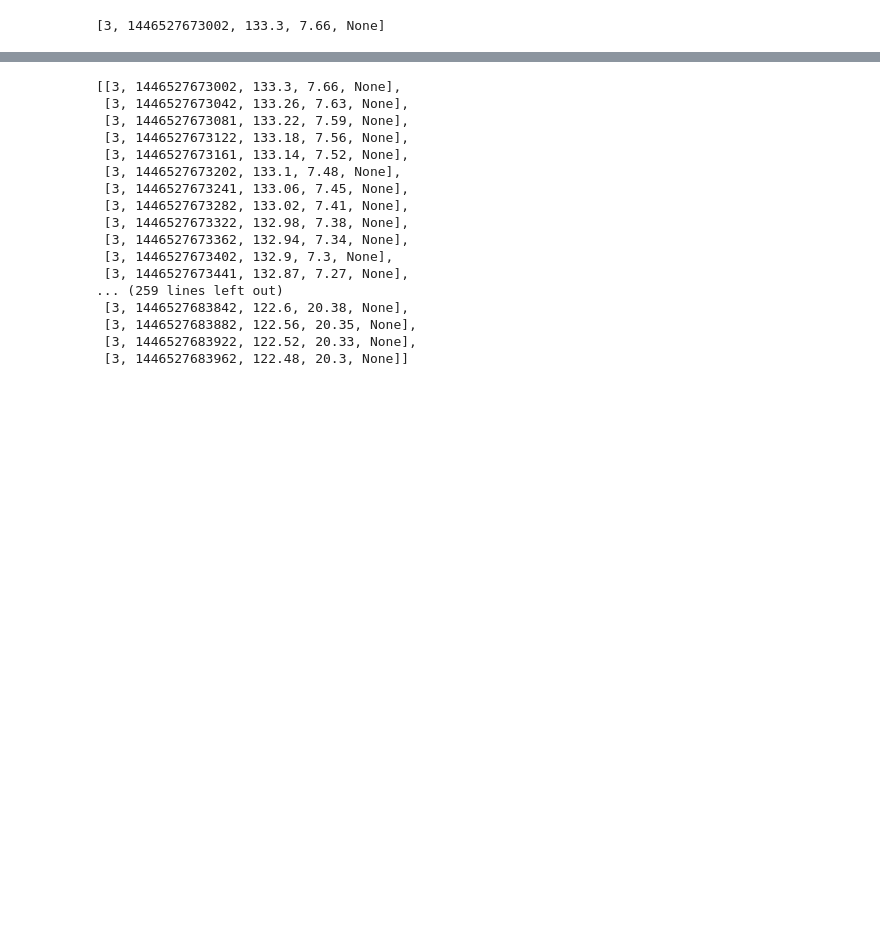
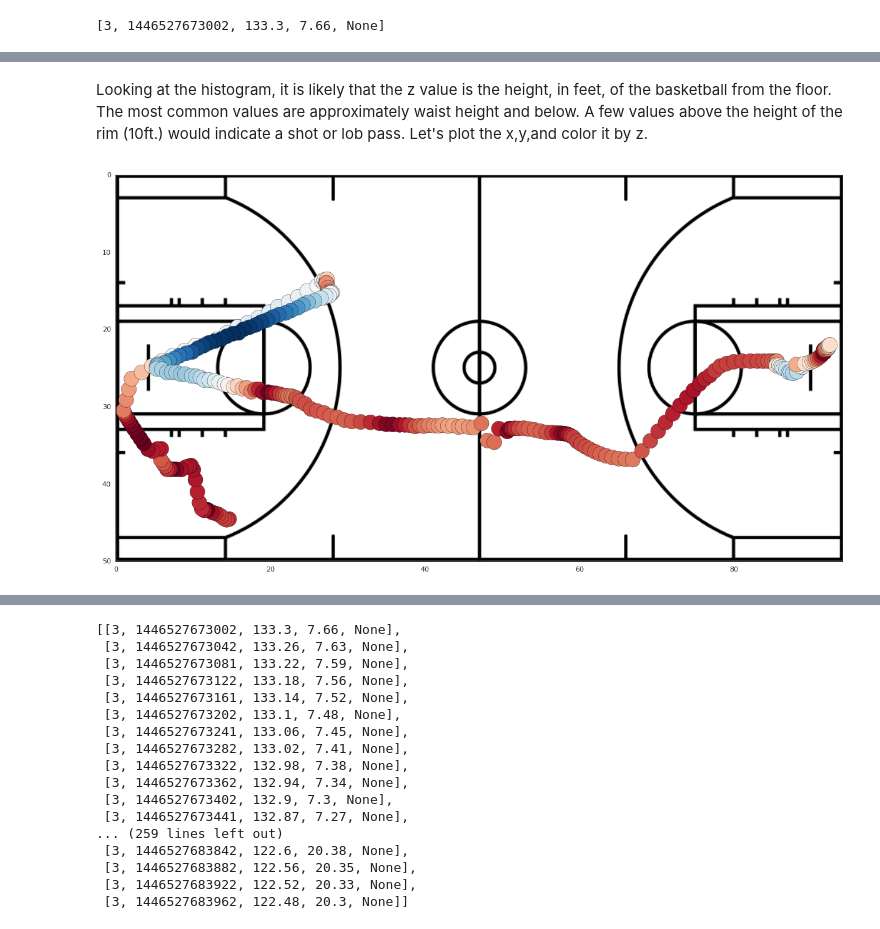
Before and after one commit to btq/nba_stats, a Jupyter notebook: NBA_player_movement_tracking.ipynb, the cells around one changed output, grey strips where cells are left out. Drawn from its saved outputs; the diff is of its cells as text; code cells hidden in the pictures; blank space fills up the shorter version.

```diff
--- a/NBA_player_movement_tracking.ipynb
+++ b/NBA_player_movement_tracking.ipynb
@@ -79,0 +152,23 @@ moments[0][0:5]
+# %% [markdown]
+Looking at the histogram, it is likely that the z value is the height, in feet, of the basketball from the floor. The most common values are approximately waist height and below. A few values above the height of the rim (10ft.) would indicate a shot or lob pass. Let's plot the x,y,and color it by z.
+# %%
+ball_xdat = []
+ball_ydat = []
+for m in moments:
+    ball_xdat.append(m[5][0][2])
+    ball_ydat.append(m[5][0][3])
+
+plt.style.use('seaborn-white')
+plt.figure(figsize=(15, 11.5))
+court = plt.imread("img/fullcourt.png")
+
+plt.scatter(x=ball_xdat,y=ball_ydat,c=ball_zdat,
+    cmap=plt.cm.RdBu, s=300, zorder=1)
+# xaxis is 0-94 ft. yaxis 50-0 feet (inverted)
+plt.style.use('grayscale')
+plt.imshow(court, zorder=0, extent=[0,94,50,0])
+#plt.imshow(court, zorder=0, extent=[0,94,50,0])
+#plt.xlim(0,94)
+plt.show()
+# %% [output]
+[figure, added]
```
Also changed, not shown: parts of 15 cells of this notebook, 3 other files.
